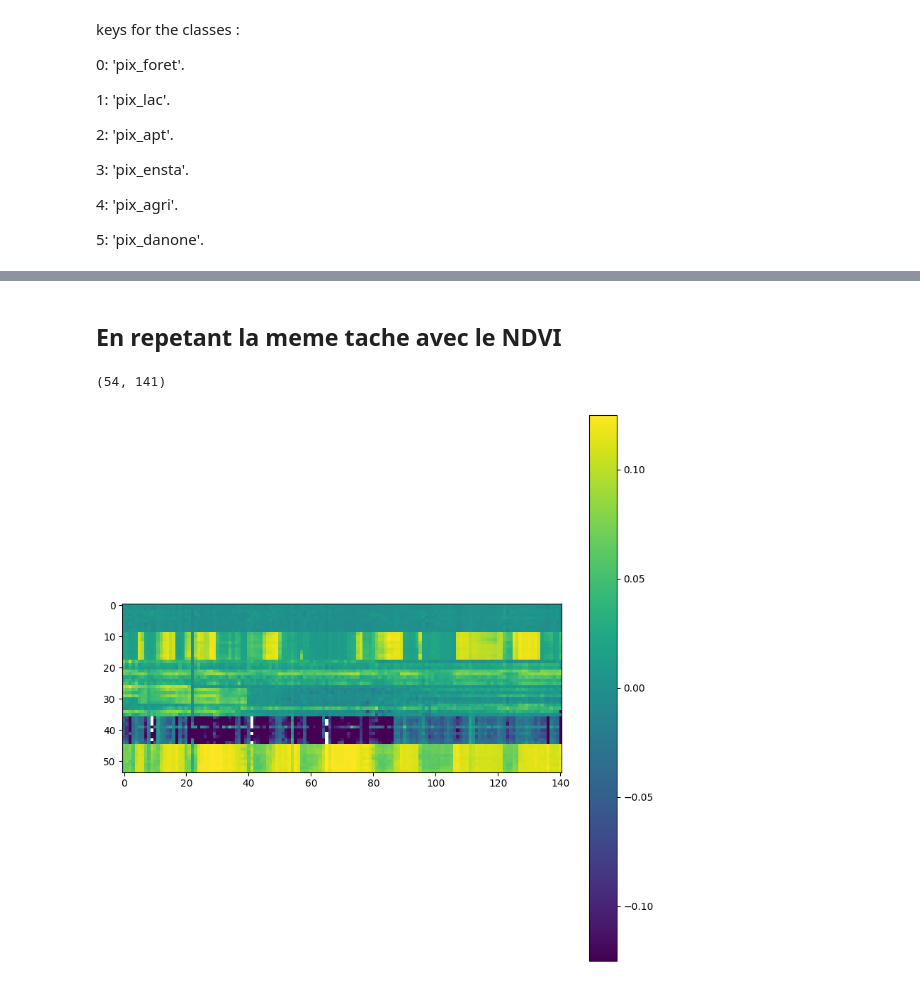
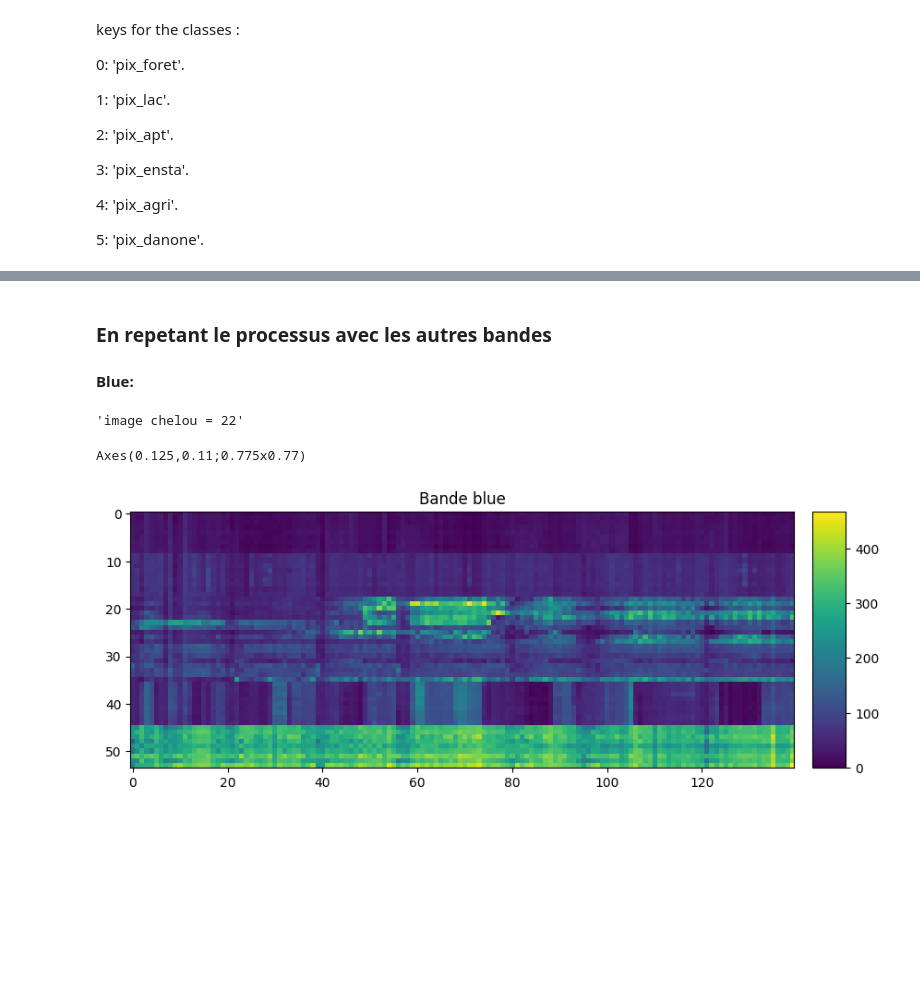
Before and after one commit to Projet-fil-rouge-IODAA/FilRouge_territoires, a Jupyter notebook: scripts/scripts_python/test_kmeans_julian_1B.ipynb, the cells around one changed output, grey strips where cells are left out. Saved outputs shown, nothing was run; the diff lists cells and outputs as text; code cells hidden in the pictures; blank space fills up the shorter version.

```diff
--- a/scripts/scripts_python/test_kmeans_julian_1B.ipynb
+++ b/scripts/scripts_python/test_kmeans_julian_1B.ipynb
@@ -168,3 +160 @@ cluster numero 0:
 -------------------------------
-# %% [markdown]
-## En repetant la meme tache avec le NDVI
@@ -187,12 +161,22 @@ for image in list_to_use:
-# %%
-print(matrice.shape)
-#Looking for a pixels
-img = (matrice/8)
-#grayImage = cv2.cvtColor(uint_img, cv2.COLOR_GRAY2BGR)
-plt.figure(figsize=(10,10))
-plt.imshow(img)
-plt.colorbar()
-plt.show()
-# %% [output]
-(54, 141)
-[figure, removed]
+# %% [markdown]
+### En repetant le processus avec les autres bandes
+
+#### **Blue:**
+# %%
+chelou = np.argmax(matrice_bleu[50])
+display(f'image chelou = {chelou}')
+matrice = np.delete(matrice_bleu, chelou, 1)
+img = (matrice/8).astype(int)
+plt.figure(figsize=(10,10))
+plt.title('Bande blue')
+ax = plt.gca()
+print(plt.gca())
+im = ax.imshow(img)
+divider = make_axes_locatable(ax)
+cax = divider.append_axes("right", size="5%", pad=0.2)
+plt.colorbar(im, cax=cax)
+plt.show()
+# %% [output]
+'image chelou = 22'
+Axes(0.125,0.11;0.775x0.77)
+[figure, added]
```
Also changed, not shown: parts of 27 cells of this notebook, 1 other file.
